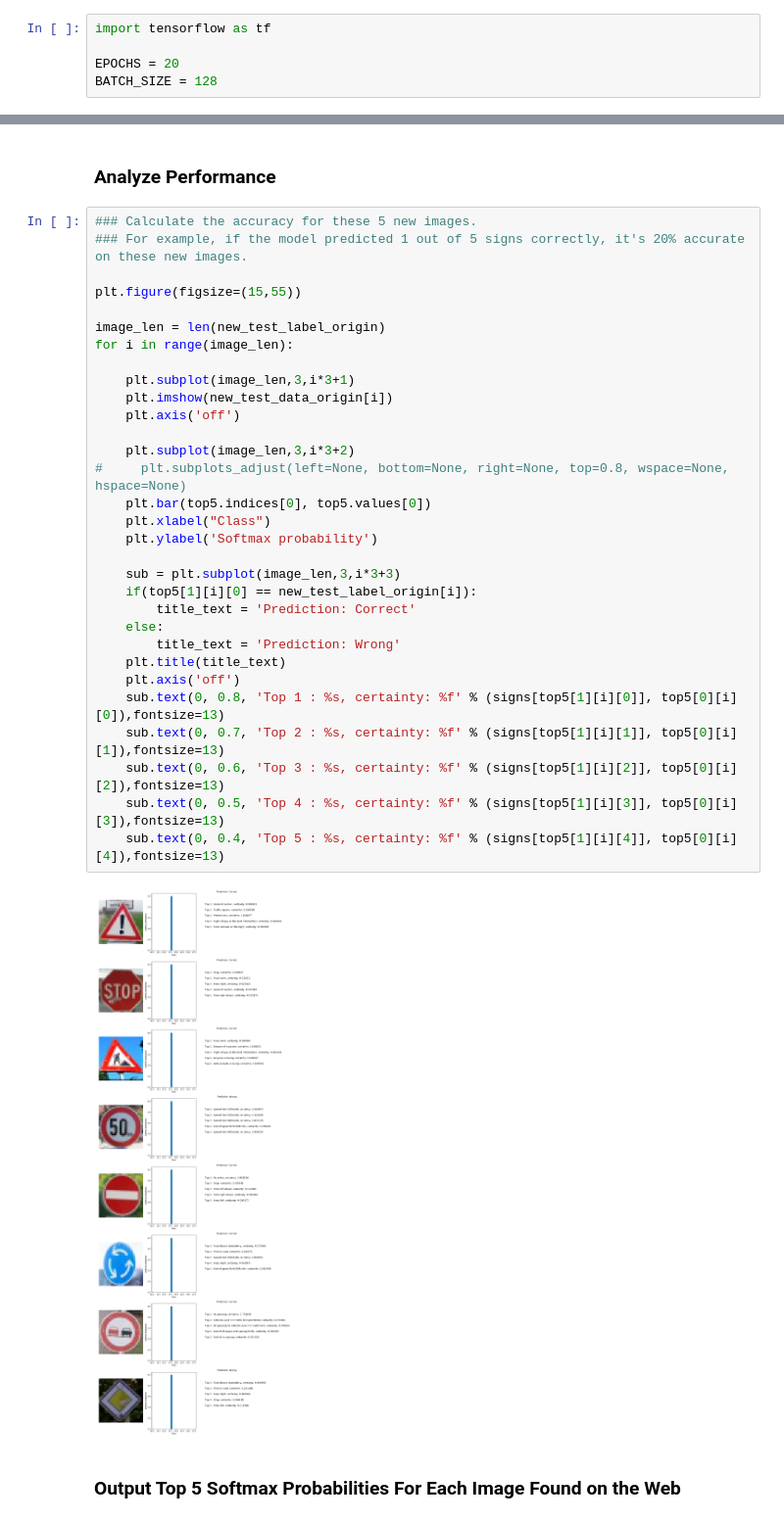
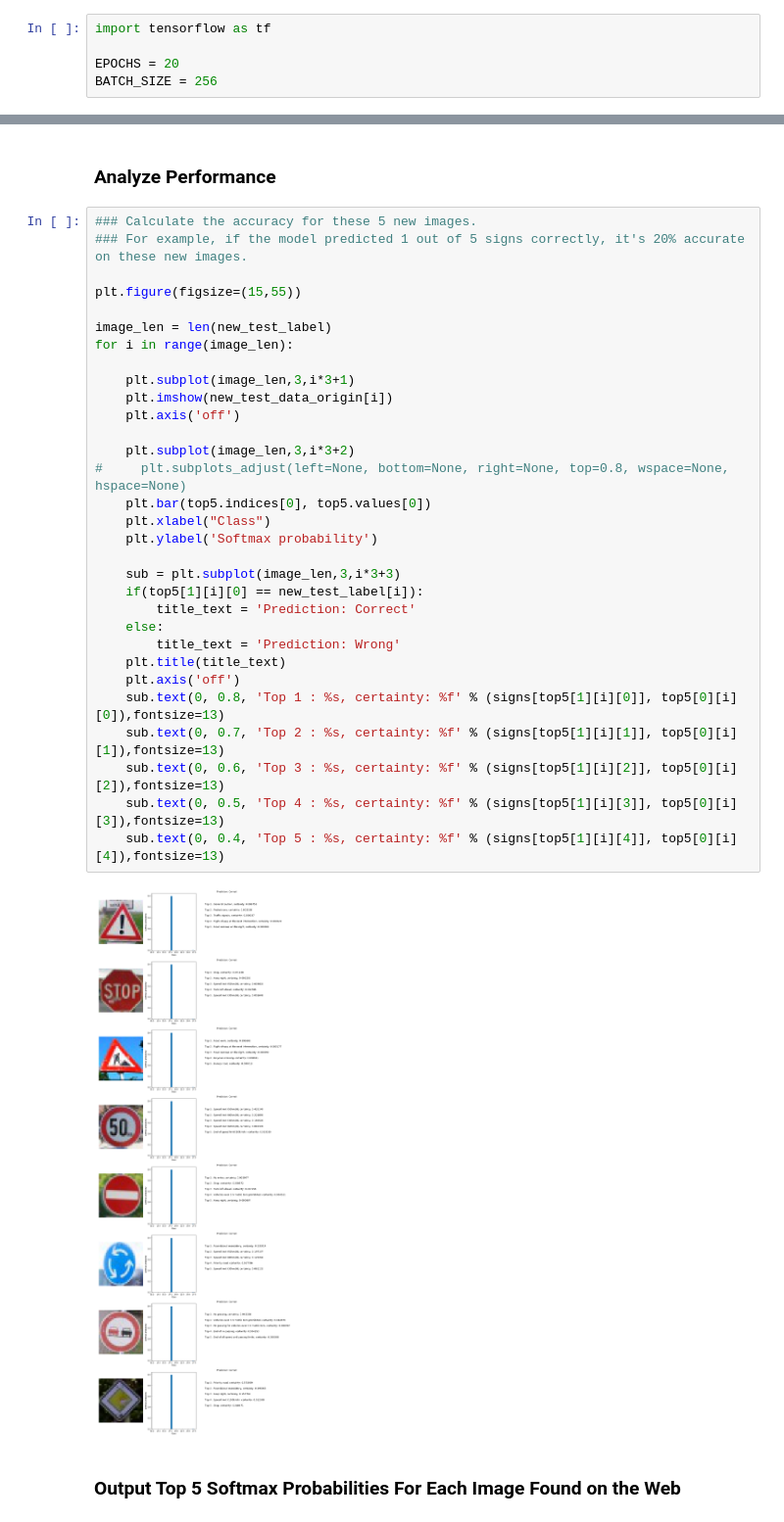
Before and after one commit to yuan-ji/CarND-Traffic-Sign-Classifier-Project, a Jupyter notebook: Traffic_Sign_Classifier.ipynb, the cells around one changed output, grey strips where cells are left out. Shown at 98% size. Saved outputs shown, nothing was run; the diff lists cells and outputs as text.

Commit message:
change batch size, modify writeup

```diff
--- a/Traffic_Sign_Classifier.ipynb
+++ b/Traffic_Sign_Classifier.ipynb
@@ -408,7 +408,7 @@ Number of training with augmentation = 69598
 import tensorflow as tf
 
 EPOCHS = 20
-BATCH_SIZE = 128
+BATCH_SIZE = 256
 # %%
 ### Define your architecture here.
 ### Feel free to use as many code cells as needed.
@@ -672,36 +670,36 @@ Test Accuracy for web image is  = 0.750
 # %%
 ### Calculate the accuracy for these 5 new images.
 ### For example, if the model predicted 1 out of 5 signs correctly, it's 20% accurate on these new images.
 
 plt.figure(figsize=(15,55))
 
-image_len = len(new_test_label_origin)
+image_len = len(new_test_label)
 for i in range(image_len):
 
     plt.subplot(image_len,3,i*3+1)
     plt.imshow(new_test_data_origin[i])
     plt.axis('off')
 
     plt.subplot(image_len,3,i*3+2)
 #     plt.subplots_adjust(left=None, bottom=None, right=None, top=0.8, wspace=None, hspace=None)
     plt.bar(top5.indices[0], top5.values[0])
     plt.xlabel("Class")
     plt.ylabel('Softmax probability')
 
     sub = plt.subplot(image_len,3,i*3+3)
-    if(top5[1][i][0] == new_test_label_origin[i]):
+    if(top5[1][i][0] == new_test_label[i]):
         title_text = 'Prediction: Correct'
     else:
         title_text = 'Prediction: Wrong'
     plt.title(title_text)
     plt.axis('off')
     sub.text(0, 0.8, 'Top 1 : %s, certainty: %f' % (signs[top5[1][i][0]], top5[0][i][0]),fontsize=13)
     sub.text(0, 0.7, 'Top 2 : %s, certainty: %f' % (signs[top5[1][i][1]], top5[0][i][1]),fontsize=13)
     sub.text(0, 0.6, 'Top 3 : %s, certainty: %f' % (signs[top5[1][i][2]], top5[0][i][2]),fontsize=13)
     sub.text(0, 0.5, 'Top 4 : %s, certainty: %f' % (signs[top5[1][i][3]], top5[0][i][3]),fontsize=13)
     sub.text(0, 0.4, 'Top 5 : %s, certainty: %f' % (signs[top5[1][i][4]], top5[0][i][4]),fontsize=13)
 # %% [output]
-[figure, old version]
+[figure, new version]
 # %% [markdown]
 ### Output Top 5 Softmax Probabilities For Each Image Found on the Web
 # %% [markdown]
```
Also changed, not shown: parts of 8 cells of this notebook, 1 other file.
